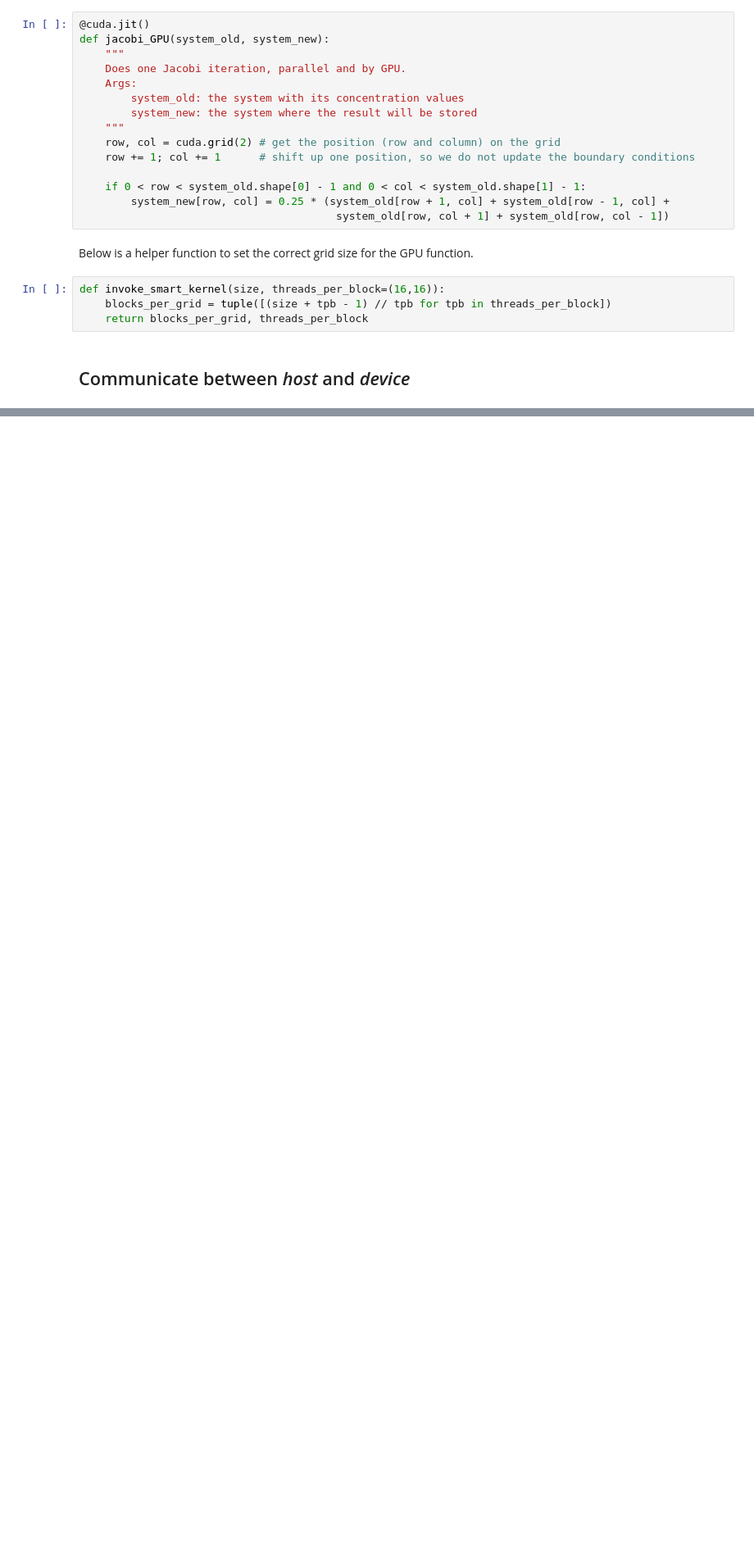
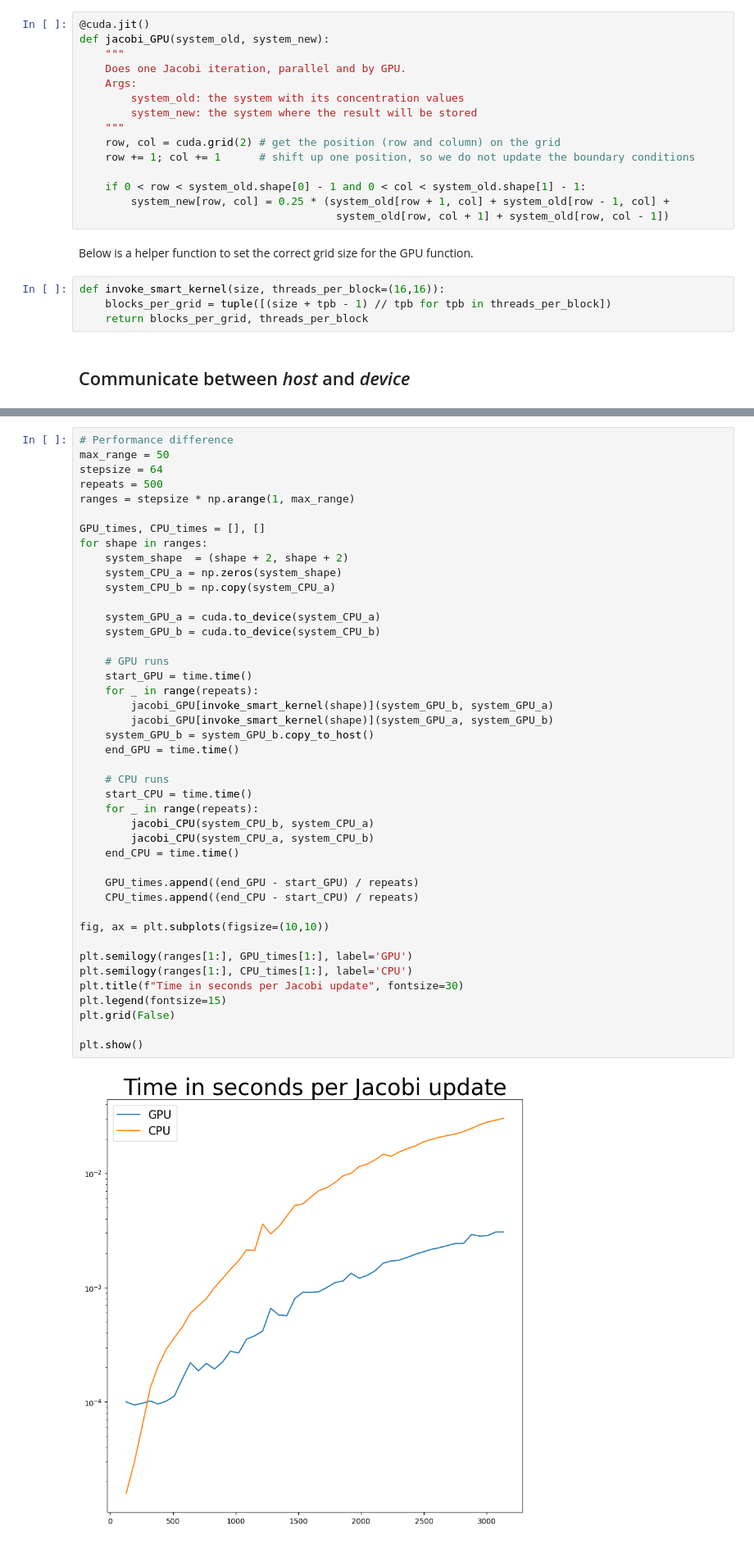
Before and after one commit to mboyan/scented-candles, a Jupyter notebook: GPU Exercise/GPU_Exercise.ipynb, the cells around one changed output, grey strips where cells are left out. Shown at 82% size. Cells and saved outputs as stored; diff of their text form; blank space fills up the shorter version.

```diff
--- a/GPU Exercise/GPU_Exercise.ipynb
+++ b/GPU Exercise/GPU_Exercise.ipynb
@@ -106,3 +106,48 @@ plt.show()
 # %% [output]
 ((4, 4), (16, 16))
 [figure]
+# %%
+# Performance difference
+max_range = 50
+stepsize = 64
+repeats = 500
+ranges = stepsize * np.arange(1, max_range)
+
+GPU_times, CPU_times = [], []
+for shape in ranges:
+    system_shape  = (shape + 2, shape + 2)
+    system_CPU_a = np.zeros(system_shape)
+    system_CPU_b = np.copy(system_CPU_a)
+
+    system_GPU_a = cuda.to_device(system_CPU_a)
+    system_GPU_b = cuda.to_device(system_CPU_b)
+
+    # GPU runs
+    start_GPU = time.time()
+    for _ in range(repeats):
+        jacobi_GPU[invoke_smart_kernel(shape)](system_GPU_b, system_GPU_a)
+        jacobi_GPU[invoke_smart_kernel(shape)](system_GPU_a, system_GPU_b)
+    system_GPU_b = system_GPU_b.copy_to_host()
+    end_GPU = time.time()
+
+    # CPU runs
+    start_CPU = time.time()
+    for _ in range(repeats):
+        jacobi_CPU(system_CPU_b, system_CPU_a)
+        jacobi_CPU(system_CPU_a, system_CPU_b)
+    end_CPU = time.time()
+
+    GPU_times.append((end_GPU - start_GPU) / repeats)
+    CPU_times.append((end_CPU - start_CPU) / repeats)
+
+fig, ax = plt.subplots(figsize=(10,10))
+
+plt.semilogy(ranges[1:], GPU_times[1:], label='GPU')
+plt.semilogy(ranges[1:], CPU_times[1:], label='CPU')
+plt.title(f"Time in seconds per Jacobi update", fontsize=30)
+plt.legend(fontsize=15)
+plt.grid(False)
+
+plt.show()
+# %% [output]
+[figure, added]
```
Also changed, not shown: parts of 1 cell of this notebook.
